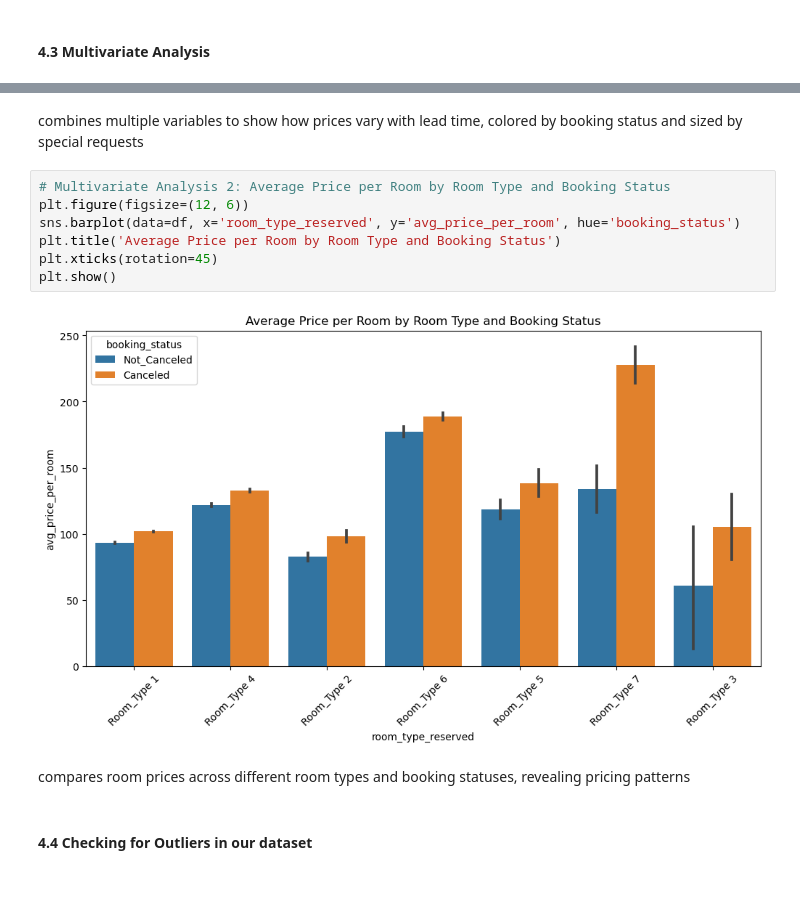
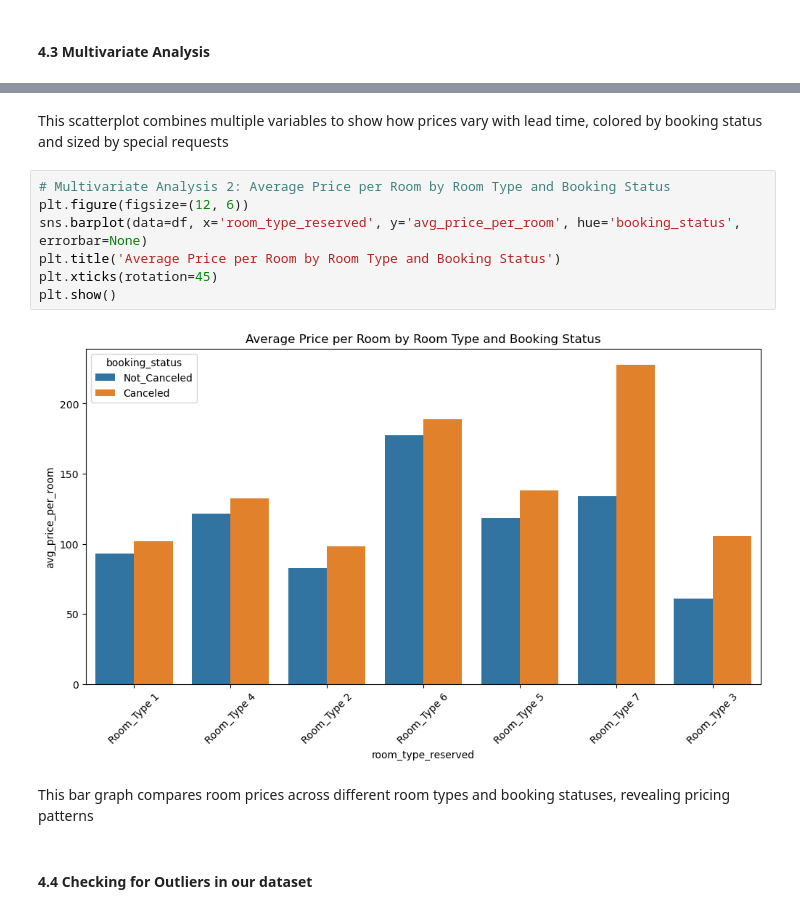
Before and after one commit to James-tech4/JAMES-PHASE-3-DSPT-8-PROJECT, a Jupyter notebook: index.ipynb, the cells around one changed output, grey strips where cells are left out. Cells and saved outputs as stored; diff of their text form; blank space fills up the shorter version.

```diff
--- a/project3.ipynb
+++ b/index.ipynb
@@ -286,18 +316,18 @@ plt.show()
 # %% [output]
 [figure]
 # %% [markdown]
-combines multiple variables to show how prices vary with lead time, colored by booking status and sized by special requests
+This scatterplot combines multiple variables to show how prices vary with lead time, colored by booking status and sized by special requests
 # %%
 # Multivariate Analysis 2: Average Price per Room by Room Type and Booking Status
 plt.figure(figsize=(12, 6))
-sns.barplot(data=df, x='room_type_reserved', y='avg_price_per_room', hue='booking_status')
+sns.barplot(data=df, x='room_type_reserved', y='avg_price_per_room', hue='booking_status', errorbar=None)
 plt.title('Average Price per Room by Room Type and Booking Status')
 plt.xticks(rotation=45)
 plt.show()
 # %% [output]
-[figure, old version]
+[figure, new version]
 # %% [markdown]
-compares room prices across different room types and booking statuses, revealing pricing patterns
+This bar graph compares room prices across different room types and booking statuses, revealing pricing patterns
 # %% [markdown]
 #### 4.4 Checking for Outliers in our dataset
 # %%
```
Also changed, not shown: parts of 114 cells of this notebook, 1 other file.
